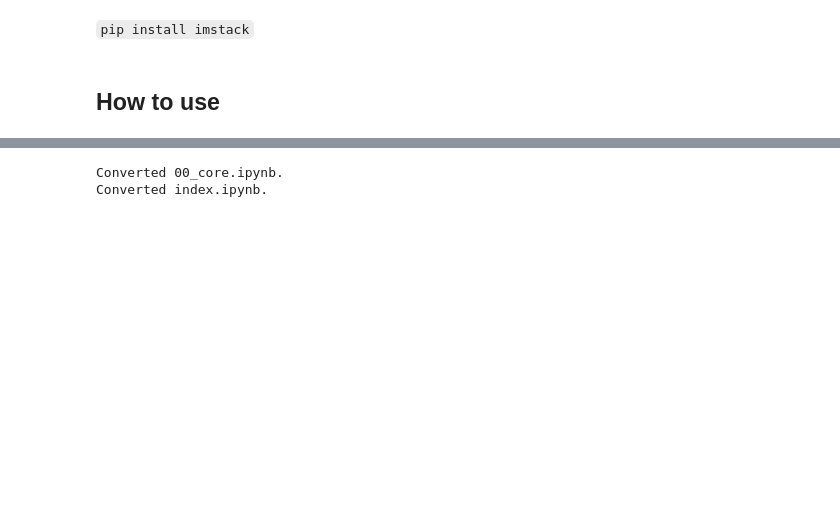
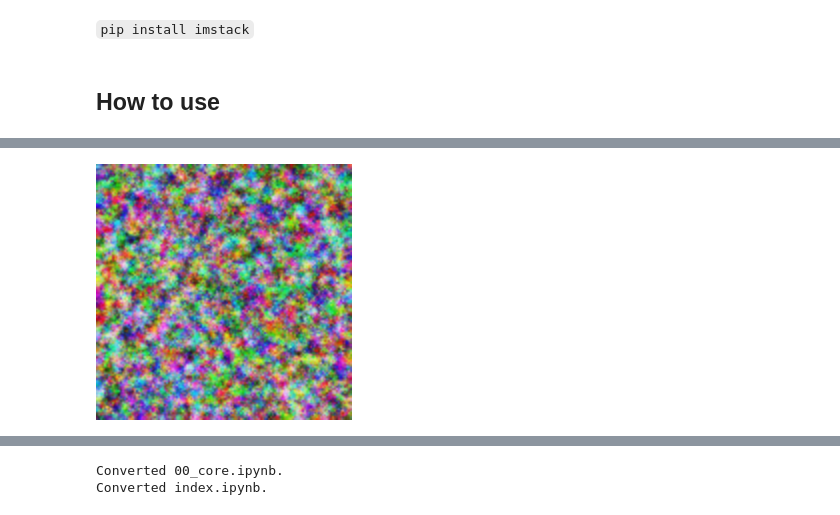
Before and after one commit to johnowhitaker/imstack, a Jupyter notebook: index.ipynb, the cells around one changed output, grey strips where cells are left out. Drawn from its saved outputs; the diff is of its cells as text; code cells hidden in the pictures; blank space fills up the shorter version.

```diff
--- a/index.ipynb
+++ b/index.ipynb
@@ -26,0 +36,4 @@ ims.plot_layers()
+# %%
+ims.to_pil()
+# %% [output]
+[figure, added]
```
Also changed, not shown: parts of 21 cells of this notebook, 18 other files.
